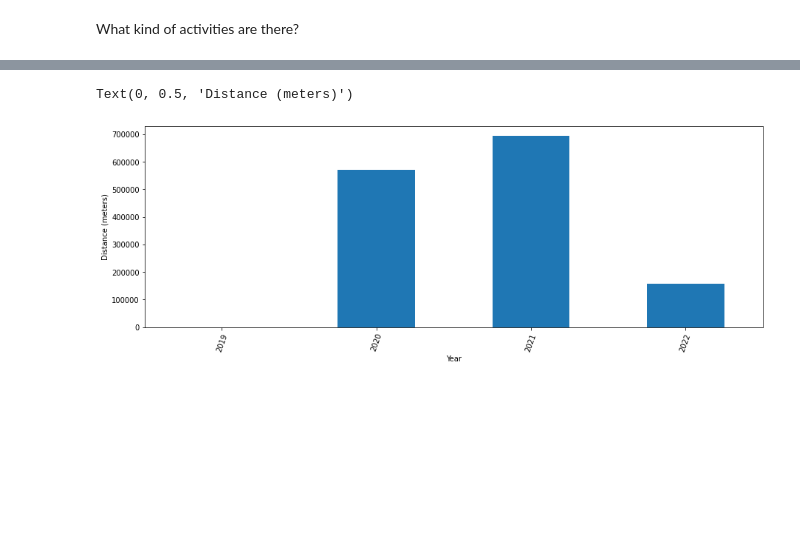
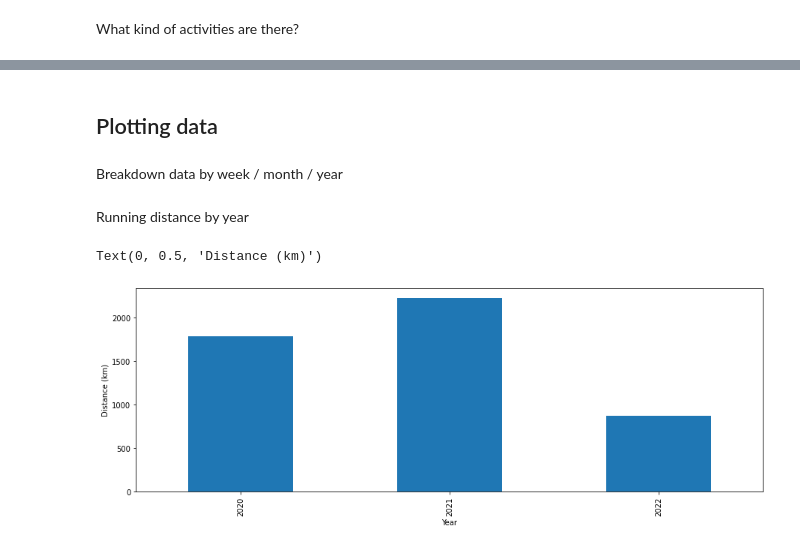
Before and after one commit to evgeniyarbatov/gpx-data-analysis, a Jupyter notebook: Data exploration.ipynb, the cells around one changed output, grey strips where cells are left out. Cells and saved outputs as stored; diff of their text form; code cells hidden in the pictures; blank space fills up the shorter version.

```diff
--- a/Data exploration.ipynb
+++ b/Data exploration.ipynb
@@ -134,8 +125,4 @@ Distance by year
-# %%
-data_df_grouped = data_df.groupby(['Year'])
-data_df_grouped['Distance'].sum().plot(kind='bar', figsize=(15,5))
-plt.xticks(rotation=70)
-plt.ylabel('Distance (meters)')
-# %% [output]
-Text(0, 0.5, 'Distance (meters)')
-[figure, removed]
+# %% [markdown]
+## Plotting data
+# %% [markdown]
+Breakdown data by week / month / year
@@ -141,0 +133,11 @@ Text(0, 0.5, 'Distance (meters)')
+# %% [markdown]
+Running distance by year
+# %%
+data_df[data_df.Sport == "RUNNING"]\
+    .groupby(['Year'])\
+    .apply(lambda x: x['Distance'].sum()/1000)\
+    .plot(kind='bar', figsize=(15,5))
+plt.ylabel('Distance (km)')
+# %% [output]
+Text(0, 0.5, 'Distance (km)')
+[figure, added]
```
Also changed, not shown: parts of 27 cells of this notebook.
